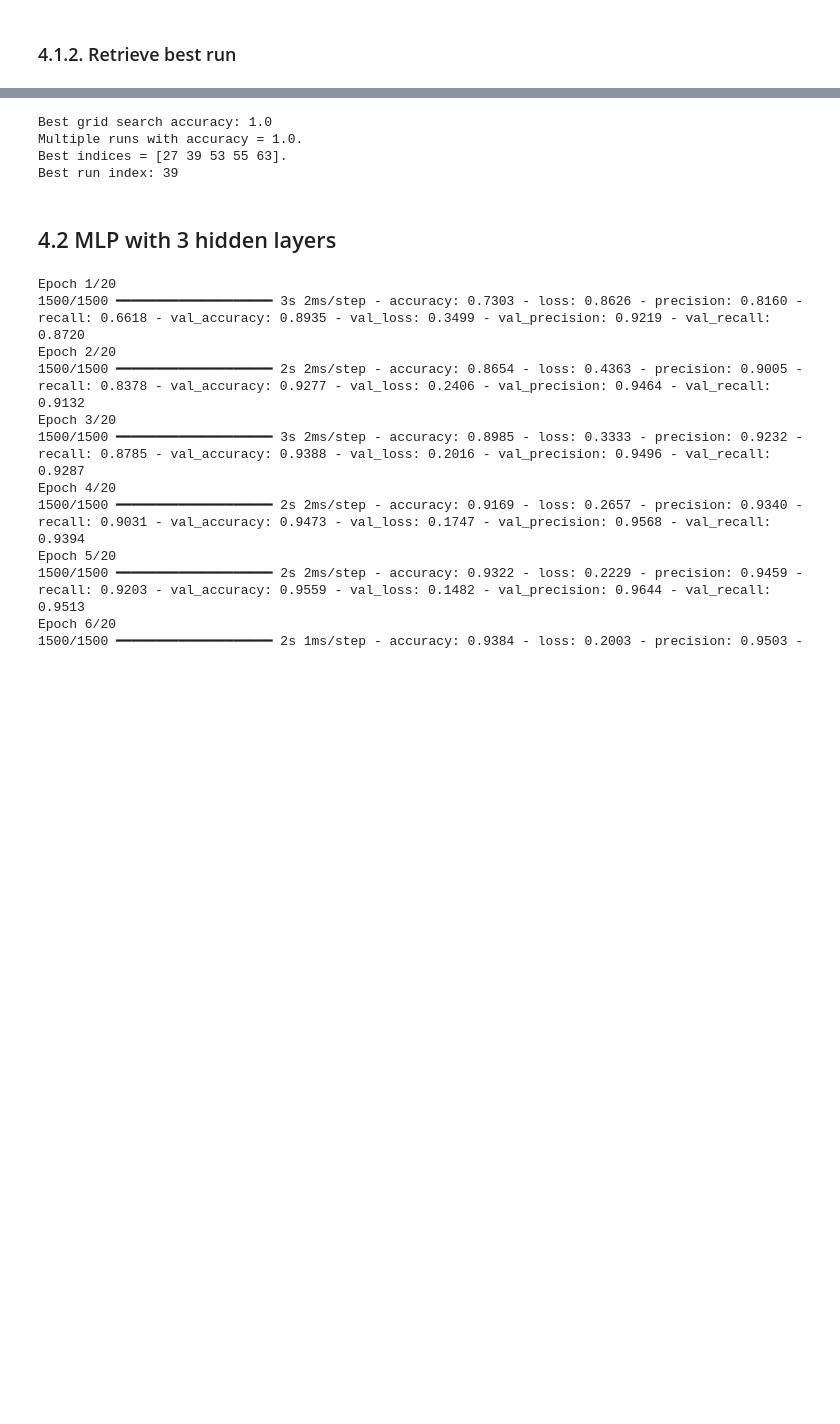
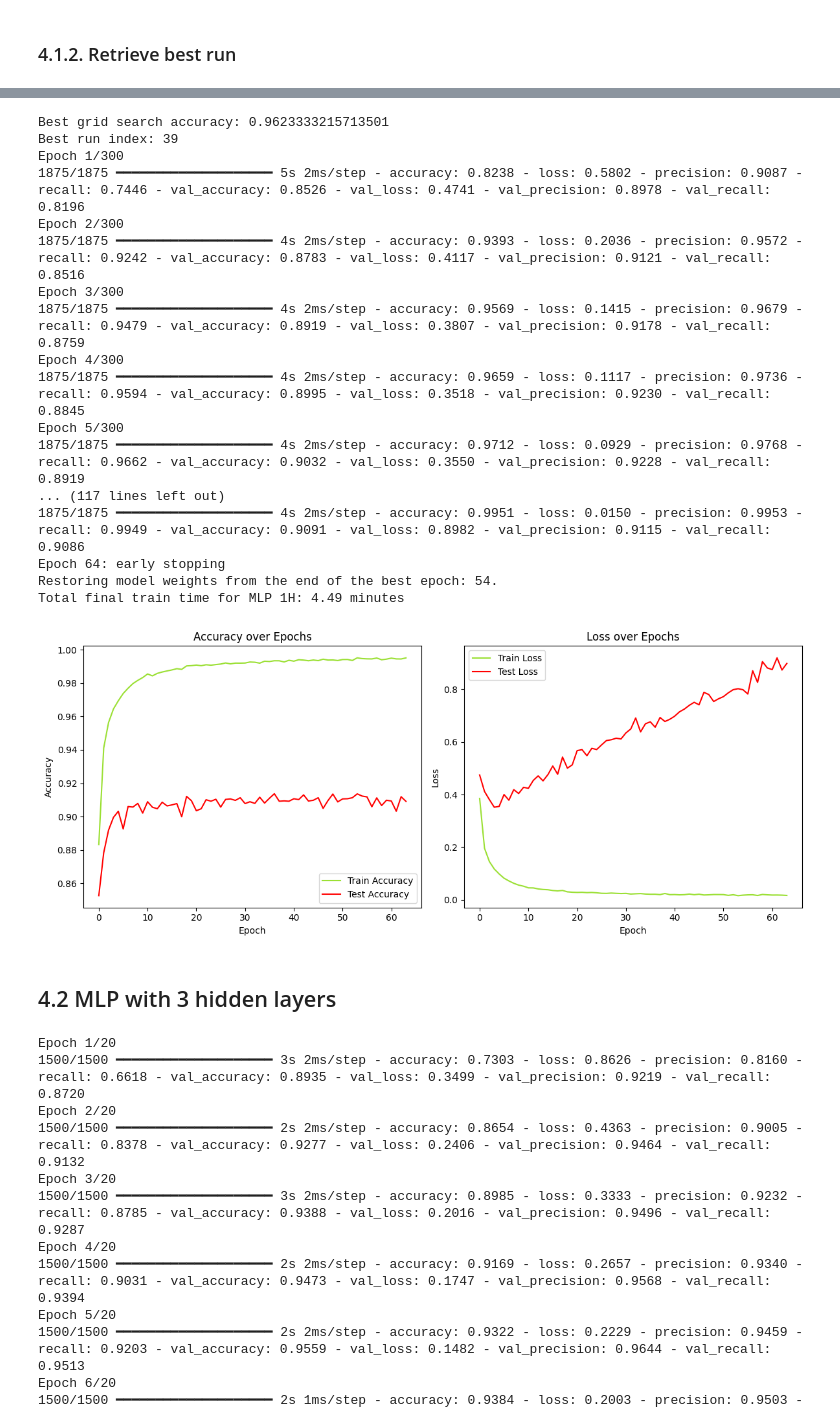
Before and after one commit to JAntunes-12/KMNIST-Classification, a Jupyter notebook: mlp_finalProject.ipynb, the cells around one changed output, grey strips where cells are left out. Cells and saved outputs as stored; diff of their text form; code cells hidden in the pictures; blank space fills up the shorter version.

```diff
--- a/mlp_finalProject.ipynb
+++ b/mlp_finalProject.ipynb
@@ -676,38 +685,58 @@ if best_indices.shape[0] > 1:
     assert best_idx in best_indices.values, 'Invalid index!'
 else:
     best_idx = best_indices[0]
 
 print(f'Best run index: {best_idx}')
 
 # Load the best model
 #best_model_path = results_MLP_1H.iloc[best_idx, -1]
 
 #best_MLP_1H = tf.keras.models.load_model(best_model_path)
 
 # Train the best configuration on the training + validation set
 ## Get the best configuration parameters
 best_lr, best_dropout, best_hu, best_optimizer = results_MLP_1H.iloc[best_idx, :4]
 
 best_MLP_1H = build_tf_model_1H(hidden_units= best_hu, dropout= best_dropout, optimizer_name= best_optimizer, lr = best_lr)
 
 early_stop = EarlyStopping(
-    monitor='val_accuracy',    # or 'val_accuracy' or any other metric you're tracking
+    monitor='loss',
+    min_delta = 0.001,
     patience=10,            # number of epochs with no improvement after which training will be stopped
     restore_best_weights=True,
-    mode = 'max',
+    mode = 'min',
     verbose = 1  # restores model weights from the epoch with the best value of the monitored quantity
 )
 
 start_time = time.time()
 
-history = best_MLP_1H.fit(np.vstack((train_images_norm, validation_images_norm)), np.vstack((train_labels, validation_labels)),
-                          epochs = 300)
+history_MLP_1H = best_MLP_1H.fit(np.vstack((train_images_norm, validation_images_norm)), np.vstack((train_labels, validation_labels)),
+                          epochs = 300,
+                          callbacks = [early_stop],
+                          validation_data = (test_images_norm, pd.get_dummies(test_labels, dtype= int).to_numpy()))
 
 end_time = time.time()
 
-plot_training_results(history)
+finalTrain_MLP_1H_time = end_time - start_time
+print(f"Total final train time for MLP 1H: {(finalTrain_MLP_1H_time)/60:.2f} minutes")
+
+plot_finalTraining_results(history_MLP_1H)
 # %% [output]
-Best grid search accuracy: 1.0
-Multiple runs with accuracy = 1.0.
-Best indices = [27 39 53 55 63].
+Best grid search accuracy: 0.9623333215713501
 Best run index: 39
+Epoch 1/300
+1875/1875 ━━━━━━━━━━━━━━━━━━━━ 5s 2ms/step - accuracy: 0.8238 - loss: 0.5802 - precision: 0.9087 - recall: 0.7446 - val_accuracy: 0.8526 - val_loss: 0.4741 - val_precision: 0.8978 - val_recall: 0.8196
+Epoch 2/300
+1875/1875 ━━━━━━━━━━━━━━━━━━━━ 4s 2ms/step - accuracy: 0.9393 - loss: 0.2036 - precision: 0.9572 - recall: 0.9242 - val_accuracy: 0.8783 - val_loss: 0.4117 - val_precision: 0.9121 - val_recall: 0.8516
+Epoch 3/300
+1875/1875 ━━━━━━━━━━━━━━━━━━━━ 4s 2ms/step - accuracy: 0.9569 - loss: 0.1415 - precision: 0.9679 - recall: 0.9479 - val_accuracy: 0.8919 - val_loss: 0.3807 - val_precision: 0.9178 - val_recall: 0.8759
+Epoch 4/300
+1875/1875 ━━━━━━━━━━━━━━━━━━━━ 4s 2ms/step - accuracy: 0.9659 - loss: 0.1117 - precision: 0.9736 - recall: 0.9594 - val_accuracy: 0.8995 - val_loss: 0.3518 - val_precision: 0.9230 - val_recall: 0.8845
+Epoch 5/300
+1875/1875 ━━━━━━━━━━━━━━━━━━━━ 4s 2ms/step - accuracy: 0.9712 - loss: 0.0929 - precision: 0.9768 - recall: 0.9662 - val_accuracy: 0.9032 - val_loss: 0.3550 - val_precision: 0.9228 - val_recall: 0.8919
+... (117 lines left out)
+1875/1875 ━━━━━━━━━━━━━━━━━━━━ 4s 2ms/step - accuracy: 0.9951 - loss: 0.0150 - precision: 0.9953 - recall: 0.9949 - val_accuracy: 0.9091 - val_loss: 0.8982 - val_precision: 0.9115 - val_recall: 0.9086
+Epoch 64: early stopping
+Restoring model weights from the end of the best epoch: 54.
+Total final train time for MLP 1H: 4.49 minutes
+[figure, added]
```
Also changed, not shown: parts of 12 cells of this notebook, 7 other files.
